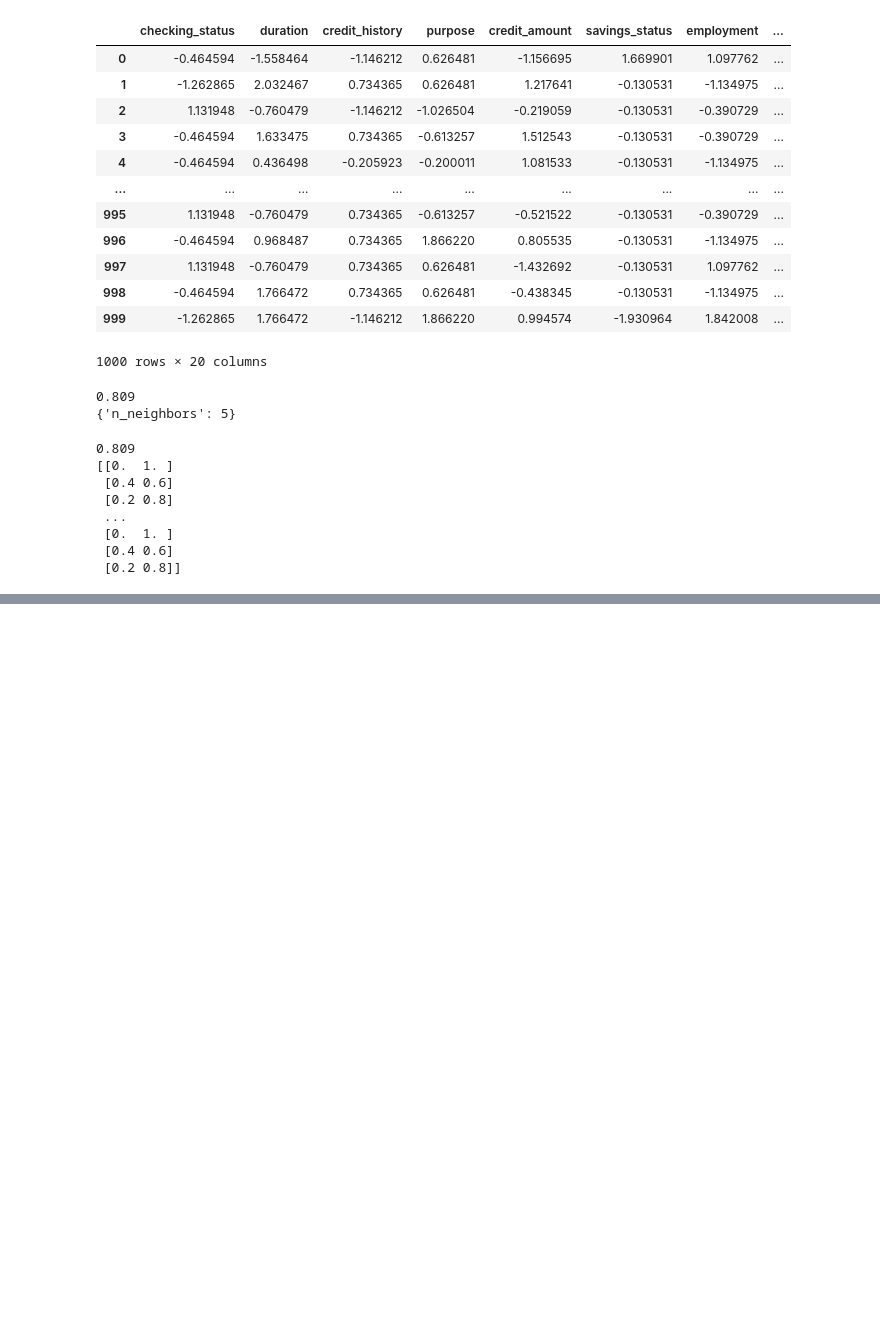
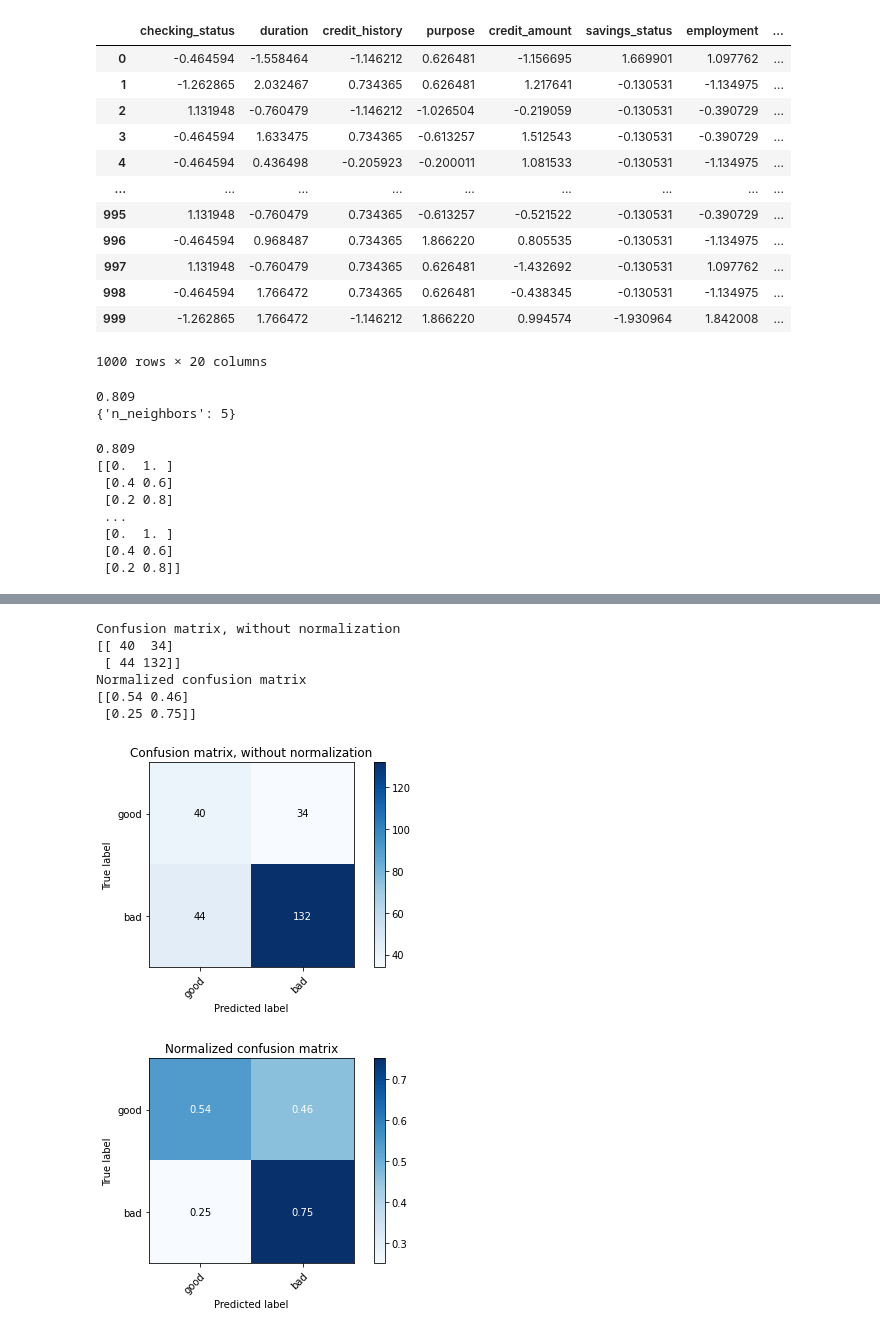
Before and after one commit to valuedriven/dataanalysis, a Jupyter notebook: trabalho_final/trabalho_final.ipynb, the cells around one changed output, grey strips where cells are left out. Cells and saved outputs as stored; diff of their text form; code cells hidden in the pictures; blank space fills up the shorter version.

```diff
--- a/trabalho_final/trabalho_final.ipynb
+++ b/trabalho_final/trabalho_final.ipynb
@@ -206,0 +281,6 @@ plt.show()
+# %%
+from sklearn.discriminant_analysis import QuadraticDiscriminantAnalysis
+qda = QuadraticDiscriminantAnalysis()
+qda.fit(data,target)
+print(qda.score(data,target))
+print(qda.predict_proba(data))
@@ -206,0 +296,21 @@ plt.show()
+# %%
+
+y_pred = qda.fit(X_train, y_train).predict(X_test)
+# Plot non-normalized confusion matrix
+plot_confusion_matrix(y_test, y_pred, classes=class_names,
+                      title='Confusion matrix, without normalization')
+
+# Plot normalized confusion matrix
+plot_confusion_matrix(y_test, y_pred, classes=class_names, normalize=True,
+                      title='Normalized confusion matrix')
+
+plt.show()
+# %% [output]
+Confusion matrix, without normalization
+[[ 40  34]
+ [ 44 132]]
+Normalized confusion matrix
+[[0.54 0.46]
+ [0.25 0.75]]
+[figure, added]
+[figure, added]
```
Also changed, not shown: parts of 10 cells of this notebook.
